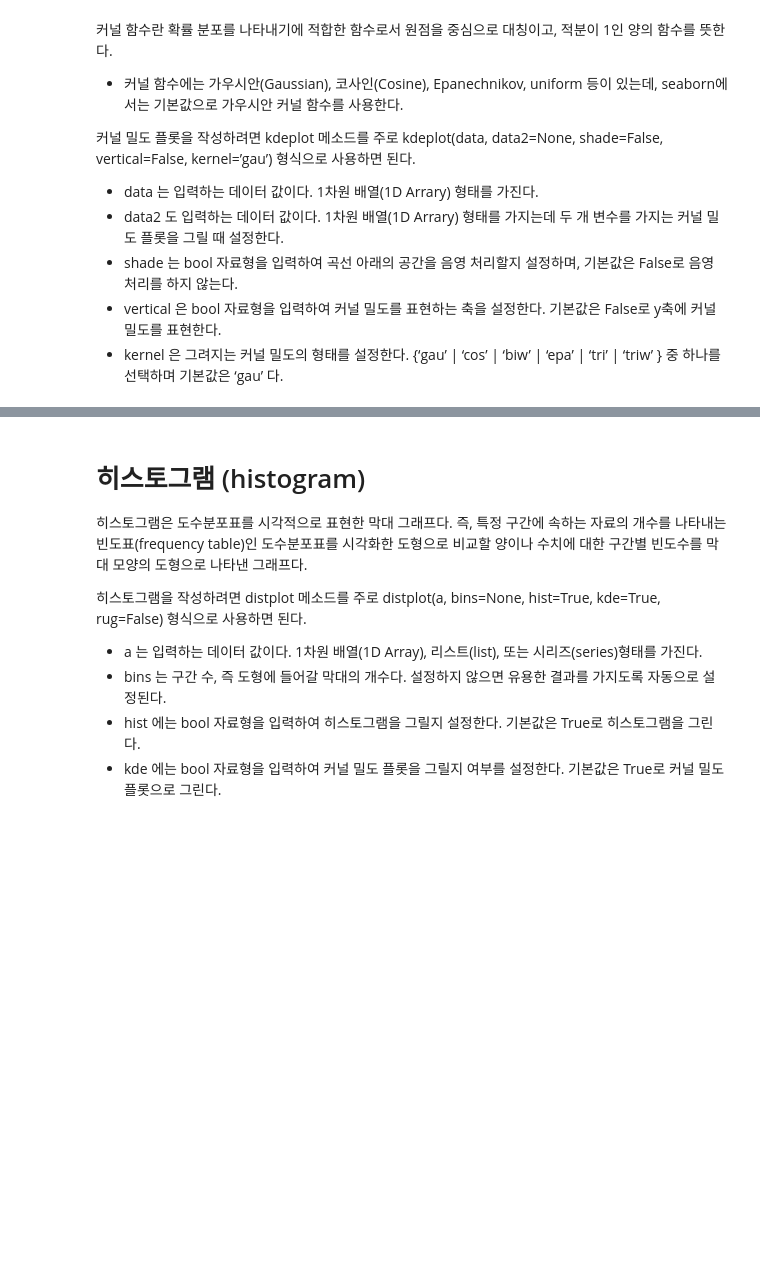
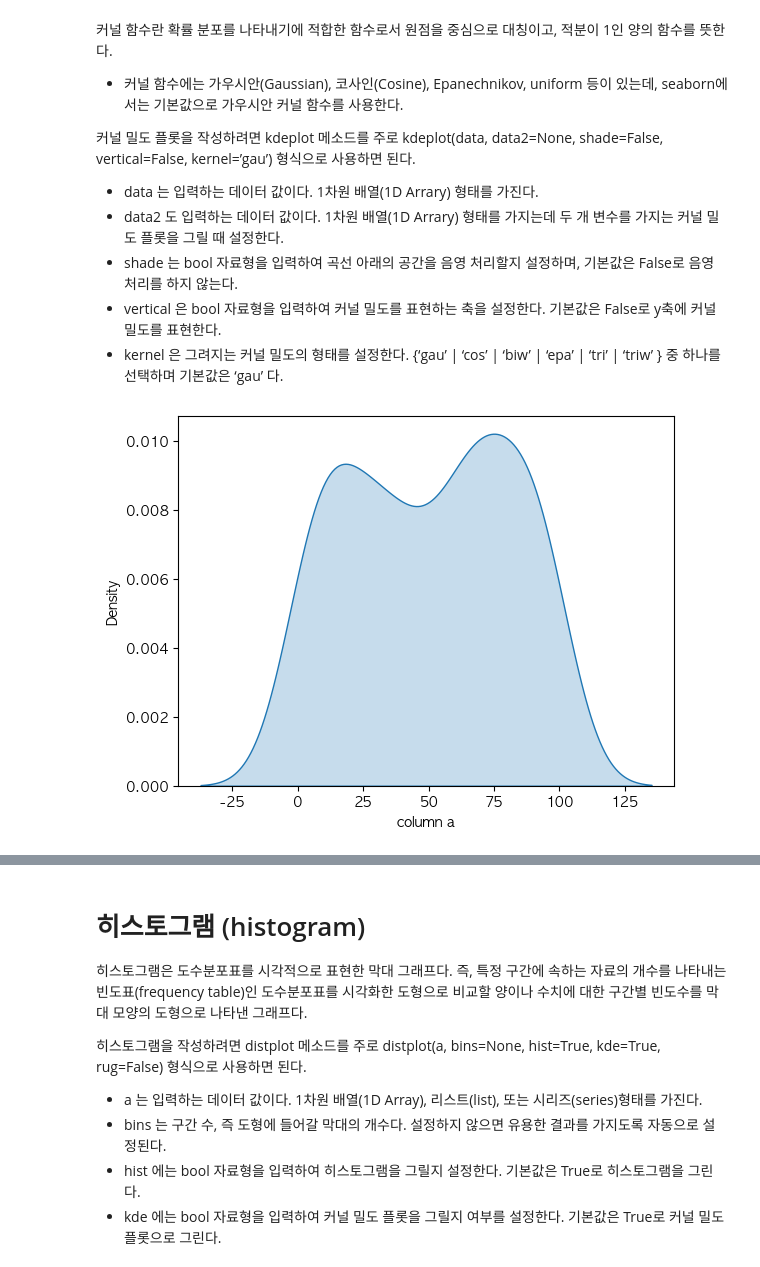
Before and after one commit to Meonu/AI-Bigdata-Study, a Jupyter notebook: practice/4. data_visualization_2.ipynb, the cells around one changed output, grey strips where cells are left out. Saved outputs shown, nothing was run; the diff lists cells and outputs as text; code cells hidden in the pictures; blank space fills up the shorter version.

```diff
--- a/practice/4. data_visualization_2.ipynb
+++ b/practice/4. data_visualization_2.ipynb
@@ -303,7 +284,11 @@ plt.show()
 - kernel 은 그려지는 커널 밀도의 형태를 설정한다. {‘gau’ | ‘cos’ | ‘biw’ | ‘epa’ | ‘tri’ | ‘triw’ } 중 하나를 선택하며 기본값은 ‘gau’ 다.
 # %%
 ## type your code ##
+sns.kdeplot(data=df['a'],fill=True)
+plt.xlabel("column a")
 
 plt.show()
+# %% [output]
+[figure, added]
 # %%
 ## type your code ##
```
Also changed, not shown: parts of 29 cells of this notebook.
